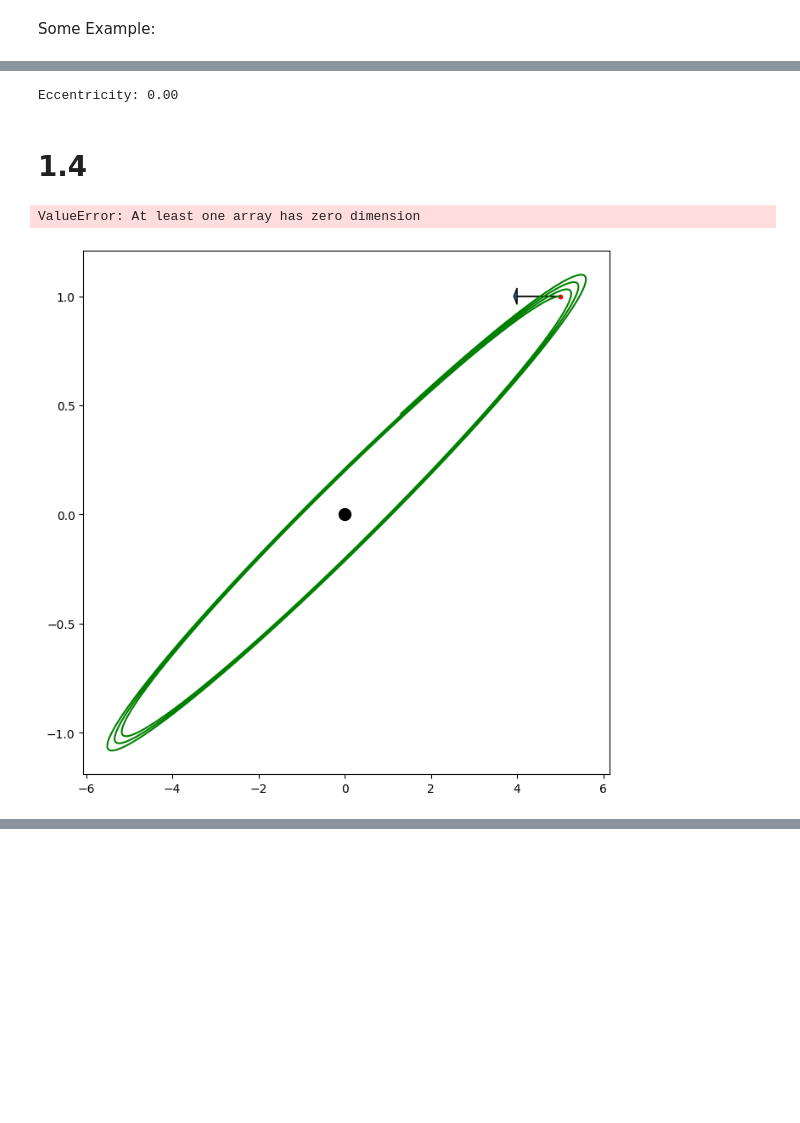
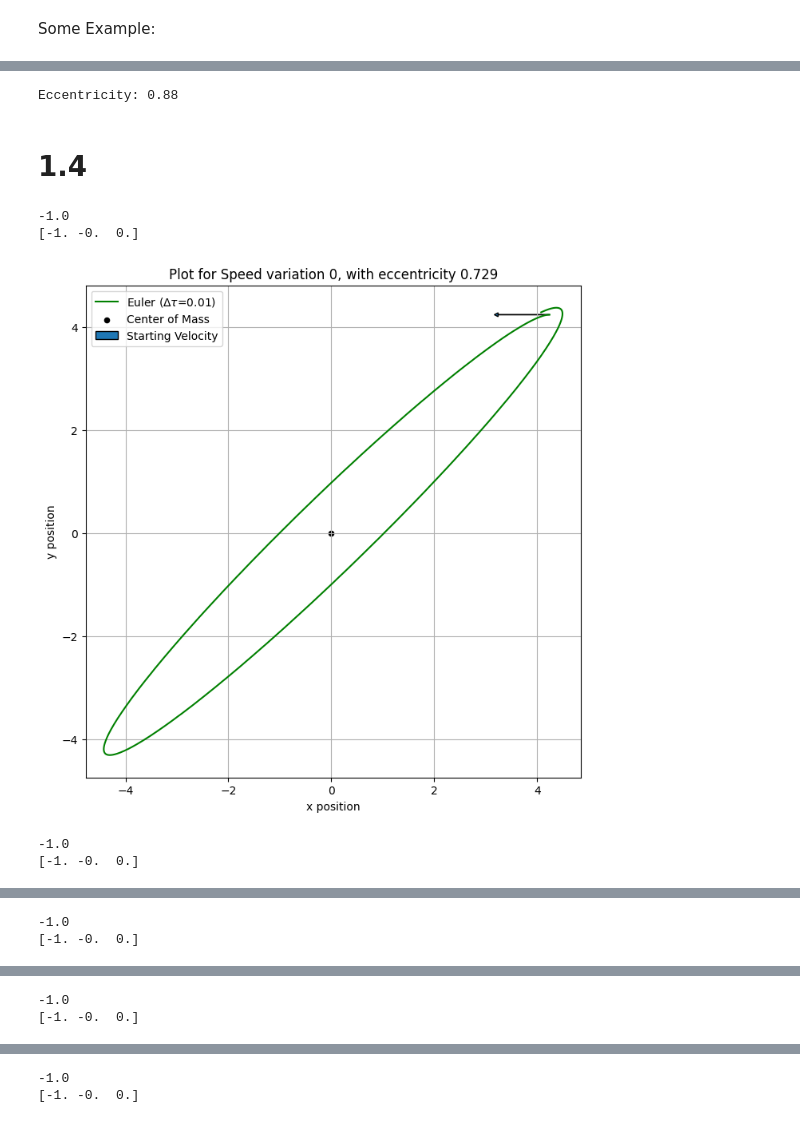
Before and after one commit to FinnZeumer/Introduction-to-Computational-Physics, a Jupyter notebook: Homework_8.ipynb, the cells around one changed output, grey strips where cells are left out. Cells and saved outputs as stored; diff of their text form; code cells hidden in the pictures; blank space fills up the shorter version.

```diff
--- a/Homework_8.ipynb
+++ b/Homework_8.ipynb
@@ -28,9 +28,9 @@ $\tau = t/T_0, \qquad \text{where } T_0 = R_0/v_0 = \left( \dfrac{R_0^3}{GM} \ri
 # %% [markdown]
 # 1.1
 # %%
-def norm_r(r, R_0:float=1):
+def norm_r(r, R_0:float=1.0):
     return r/R_0
 # %%
-def norm_v(v, m:float = 1, R_0:float = 1):
+def norm_v(v, m:float = 1, R_0:float = 1.0):
     return v / np.sqrt(G * m / R_0)
 # %%
@@ -196,7 +196,7 @@ The reason is quit simple to find, since it is not a physical issue but a issue
 # %% [markdown]
 # 1.3
 # %%
-def vecLength(x:np.ndarray[3, float]):
+def vecLength(x):
     return np.sqrt(np.sum(x**2))
 # %%
 def LaplaceRungeLenz(
@@ -271,56 +312,64 @@ y_pos = params[:,1][0]
 x_velo = params[:,2][0]
 y_velo = params[:,3][0]
 
-example_speed = np.array([x_pos,y_pos,0])
-example_radius = np.array([x_velo,y_velo,0])
+example_radius = np.array([x_pos,y_pos,0])
+example_speed = np.array([x_velo,y_velo,0])
 
 
 e = LaplaceRungeLenz(example_speed, example_radius, normalize=True)
 print(f'Eccentricity: {e[1]:.2f}')
 # %% [output]
-Eccentricity: 0.00
+Eccentricity: 0.88
 # %% [markdown]
 # 1.4
 # %%
 # Variation of speeds
-velocit_vari = np.array([[5,1],[1,1],[0,3],[0.72,0.67]])
+velocit_vari = np.array([[3,3],[1,1],[0,3],[0.72,0.67], [0,1]]) * np.sqrt(2)
+
 
 diffrent_velocs = []
 for i in velocit_vari:
-    diffrent_velocs.append(eulerSolving_twoBodyTwoD(w_0 = i))
+    diffrent_velocs.append(eulerSolving_twoBodyTwoD(w_0 = i, total_time=6.5))
 
 for i in range (len(velocit_vari)):
     x_pos = diffrent_velocs[i][:,0]
     y_pos = diffrent_velocs[i][:,1]
     x_velo = diffrent_velocs[i][:,2]
     y_velo = diffrent_velocs[i][:,3]
 
-    inital_velo = np.array([x_velo[0], y_velo[0], 0])
+    print(x_velo[0])
+
+    inital_velo = np.array([x_velo[0], y_velo[0], 0], float)
+    print((inital_velo))
 
     # --- Plotting the Result (Task 2) ---
     plt.figure(figsize=(8, 8))
     ax = plt.axes()
     ax.plot(
         x_pos,
         y_pos,
         label=fr'Euler ($\Delta\tau$={delta_tau})',
         color='green'
         )
 
     # Plot inital conditions and CoM
-    ax.scatter([0], [0], color='black', s=100, label='Center of Mass')
-    ax.scatter(x_pos[0], y_pos[0], color='red', s=10, label='Starting Position')
+    ax.scatter([0], [0], color='black', s=20, label='Center of Mass')
+    # ax.scatter(x_pos[0], y_pos[0], color='red', s=10, label='Starting Position')
     ax.arrow(x_pos[0], y_pos[0], x_velo[0], y_velo[0], head_width=0.075, head_length=0.075, label='Starting Velocity')
 
-    e, ecent = LaplaceRungeLenz(inital_velo, normalize = False)
+    e, eccent = LaplaceRungeLenz(v=inital_velo, r=np.array([x_pos[0],y_pos[0],0]))
 
-    plt.title(f'Plot for Speed variation {i}')
+
+    plt.title(f'Plot for Speed variation {i}, with eccentricity {eccent:.3f}')
     plt.xlabel('x position')
     plt.ylabel('y position')
     plt.axis('equal')
     plt.grid(True)
-    plt.legend(loc='upper right')
+    plt.legend(loc='best')
     plt.show()
 # %% [output]
-ValueError: At least one array has zero dimension
+-1.0
+[-1. -0.  0.]
-[figure, old version]
+[figure, new version]
+-1.0
+[-1. -0.  0.]
@@ -326,0 +377,2 @@ ValueError: At least one array has zero dimension
+-1.0
+[-1. -0.  0.]
@@ -326,0 +380,2 @@ ValueError: At least one array has zero dimension
+-1.0
+[-1. -0.  0.]
@@ -326,0 +383,2 @@ ValueError: At least one array has zero dimension
+-1.0
+[-1. -0.  0.]
```
Also changed, not shown: parts of 8 cells of this notebook, 1 other file.
